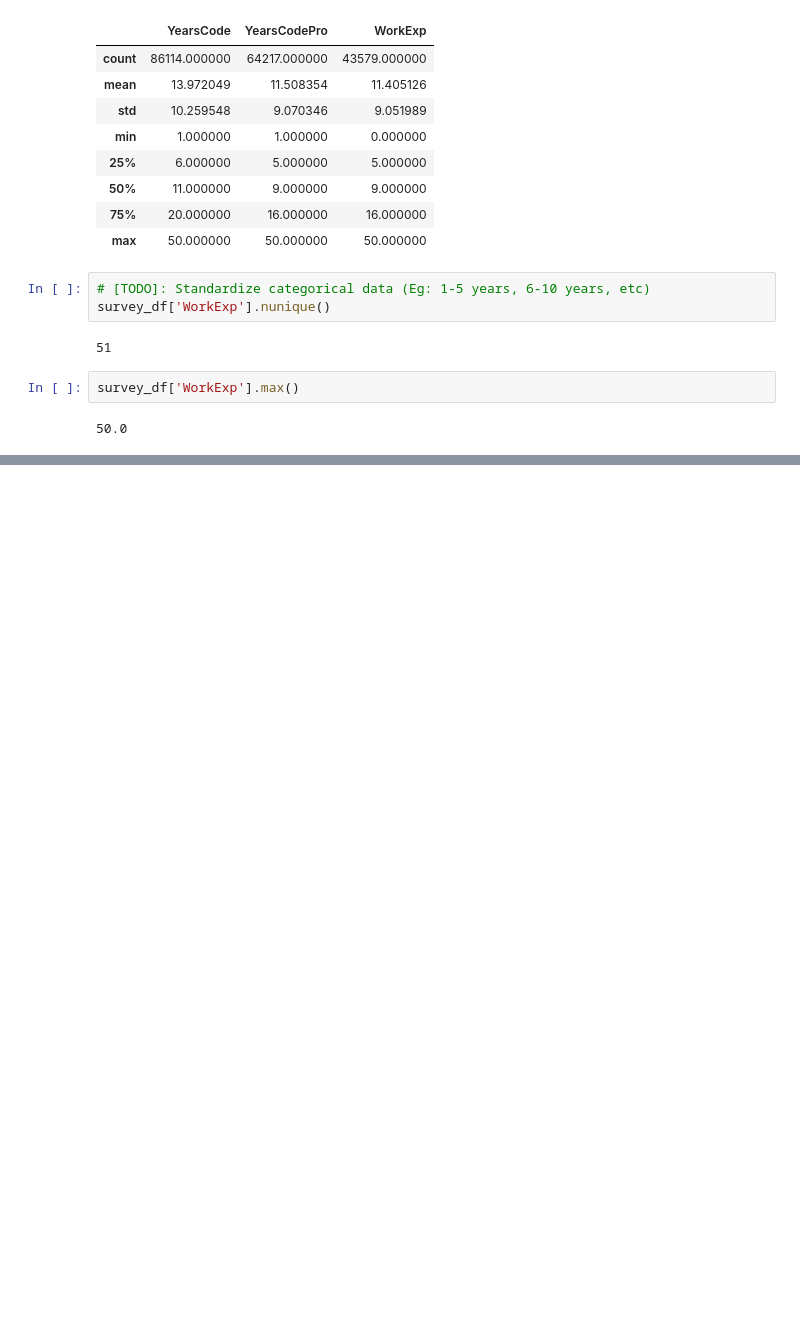
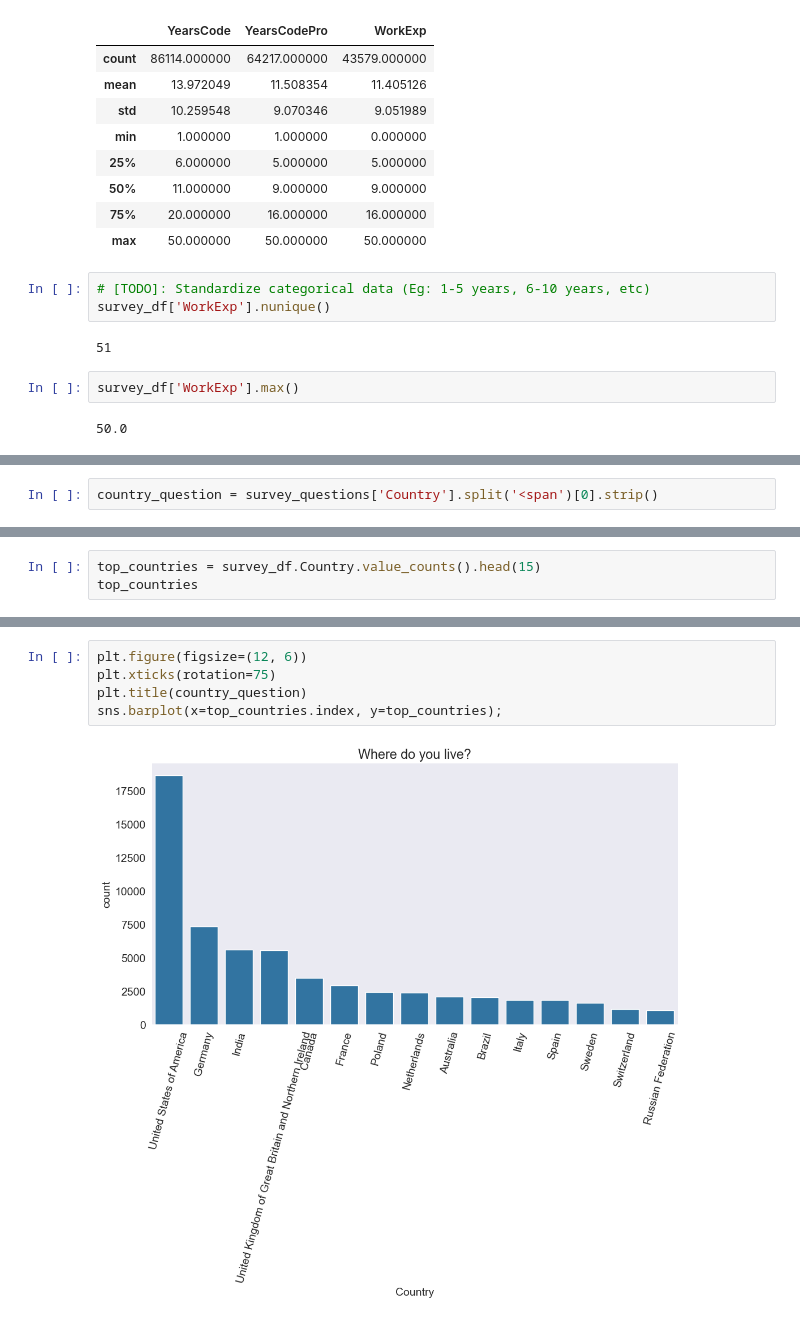
Before and after one commit to WebDevCaptain/so-dev-survey-2023-analysis, a Jupyter notebook: so-insights.ipynb, the cells around one changed output, grey strips where cells are left out. Saved outputs shown, nothing was run; the diff lists cells and outputs as text; blank space fills up the shorter version.

```diff
--- a/so-insights.ipynb
+++ b/so-insights.ipynb
@@ -451,0 +510,2 @@ survey_df['WorkExp'].max()
+# %%
+country_question = survey_questions['Country'].split('<span')[0].strip()
@@ -451,0 +516,3 @@ survey_df['WorkExp'].max()
+# %%
+top_countries = survey_df.Country.value_counts().head(15)
+top_countries
@@ -451,0 +537,7 @@ survey_df['WorkExp'].max()
+# %%
+plt.figure(figsize=(12, 6))
+plt.xticks(rotation=75)
+plt.title(country_question)
+sns.barplot(x=top_countries.index, y=top_countries);
+# %% [output]
+[figure, added]
```
Also changed, not shown: parts of 15 cells of this notebook.
